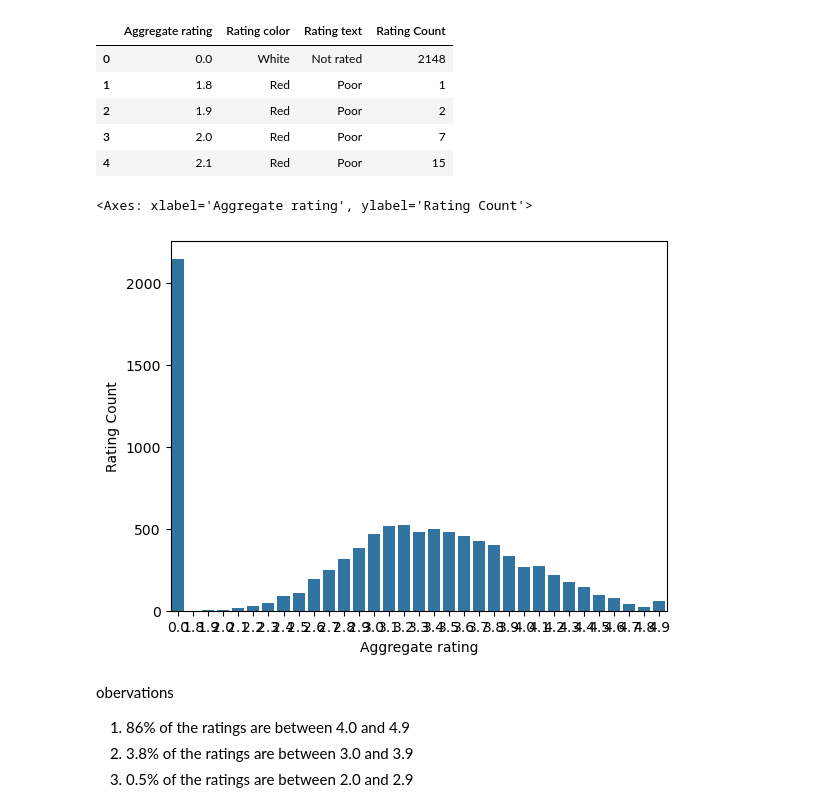
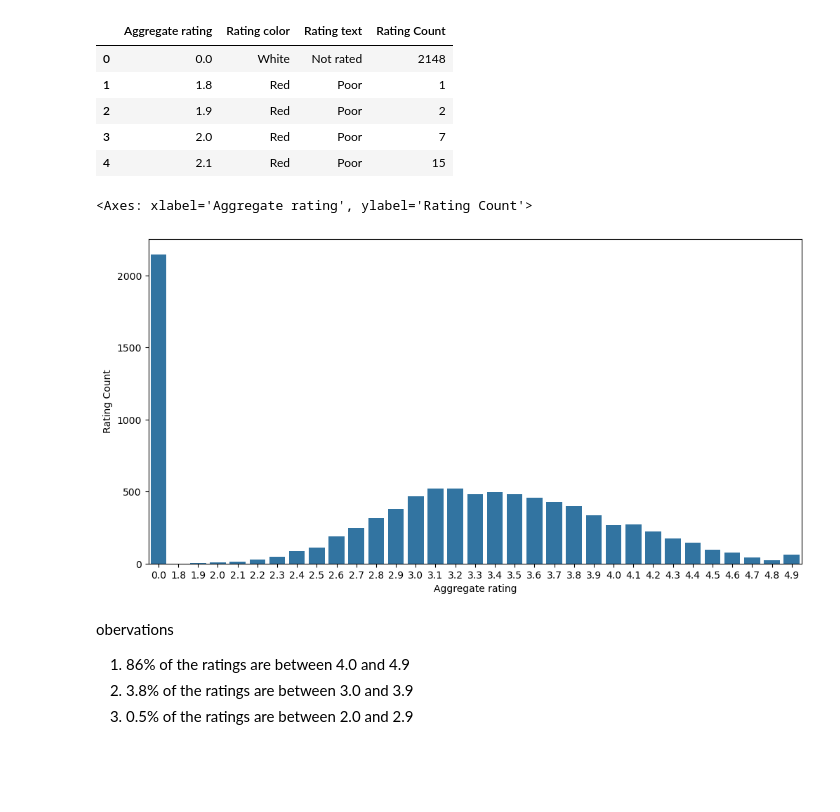
Before and after one commit to Manisha886/EDA_and_feature_engineering, a Jupyter notebook: code.ipynb, the cells around one changed output. Drawn from its saved outputs; the diff is of its cells as text; code cells hidden in the pictures; blank space fills up the shorter version.

```diff
--- a/code.ipynb
+++ b/code.ipynb
@@ -228,10 +228,12 @@ ratings.head()
 | 3 | 2.0 | Red | Poor | 7 |
 | 4 | 2.1 | Red | Poor | 15 |
 # %%
+import matplotlib
+matplotlib.rcParams['figure.figsize']=(12,6)
 sns.barplot(x="Aggregate rating", y="Rating Count", data=ratings)
 # %% [output]
 <Axes: xlabel='Aggregate rating', ylabel='Rating Count'>
-[figure, old version]
+[figure, new version]
 # %% [markdown]
 obervations
 1. 86% of the ratings are between 4.0 and 4.9
```
Also changed, not shown: parts of 19 cells of this notebook.
